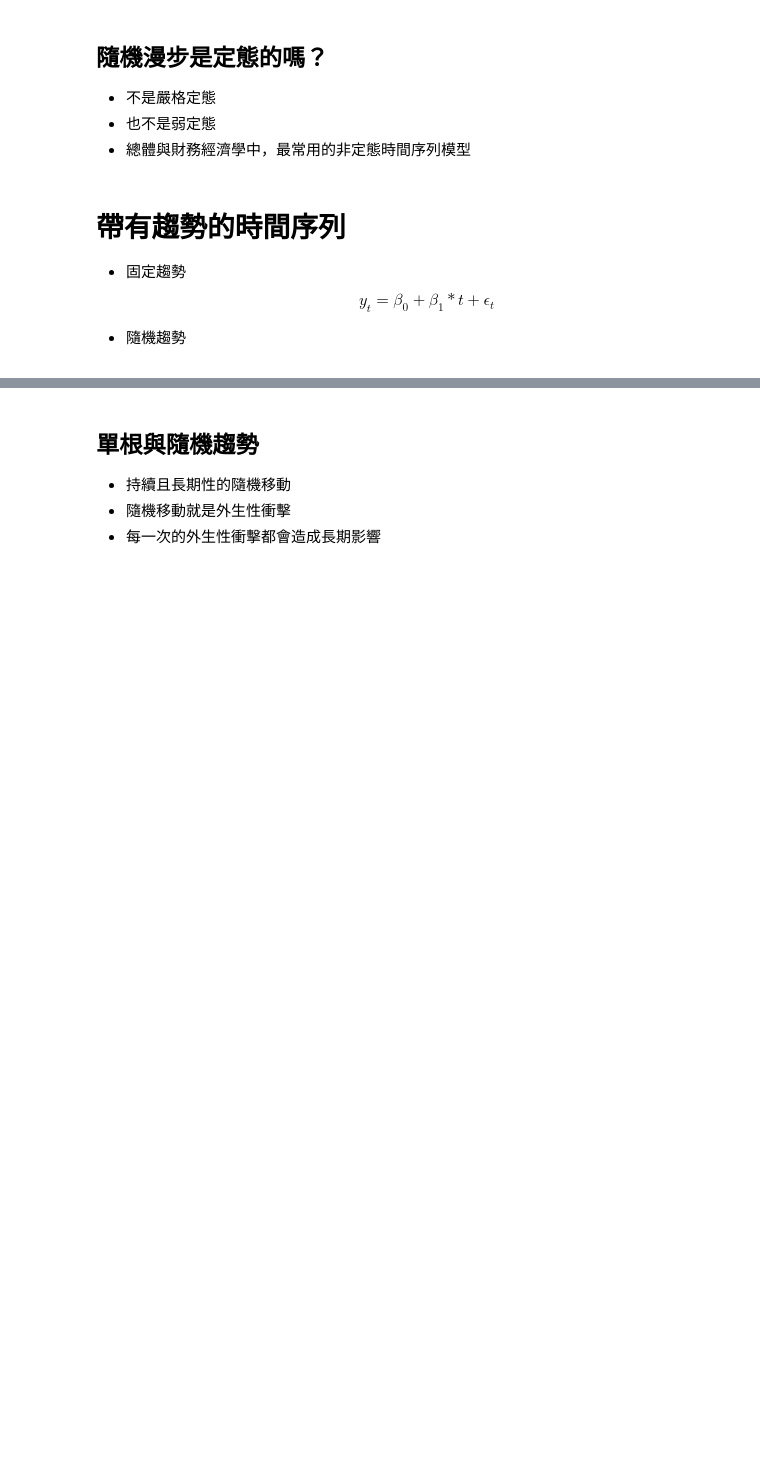
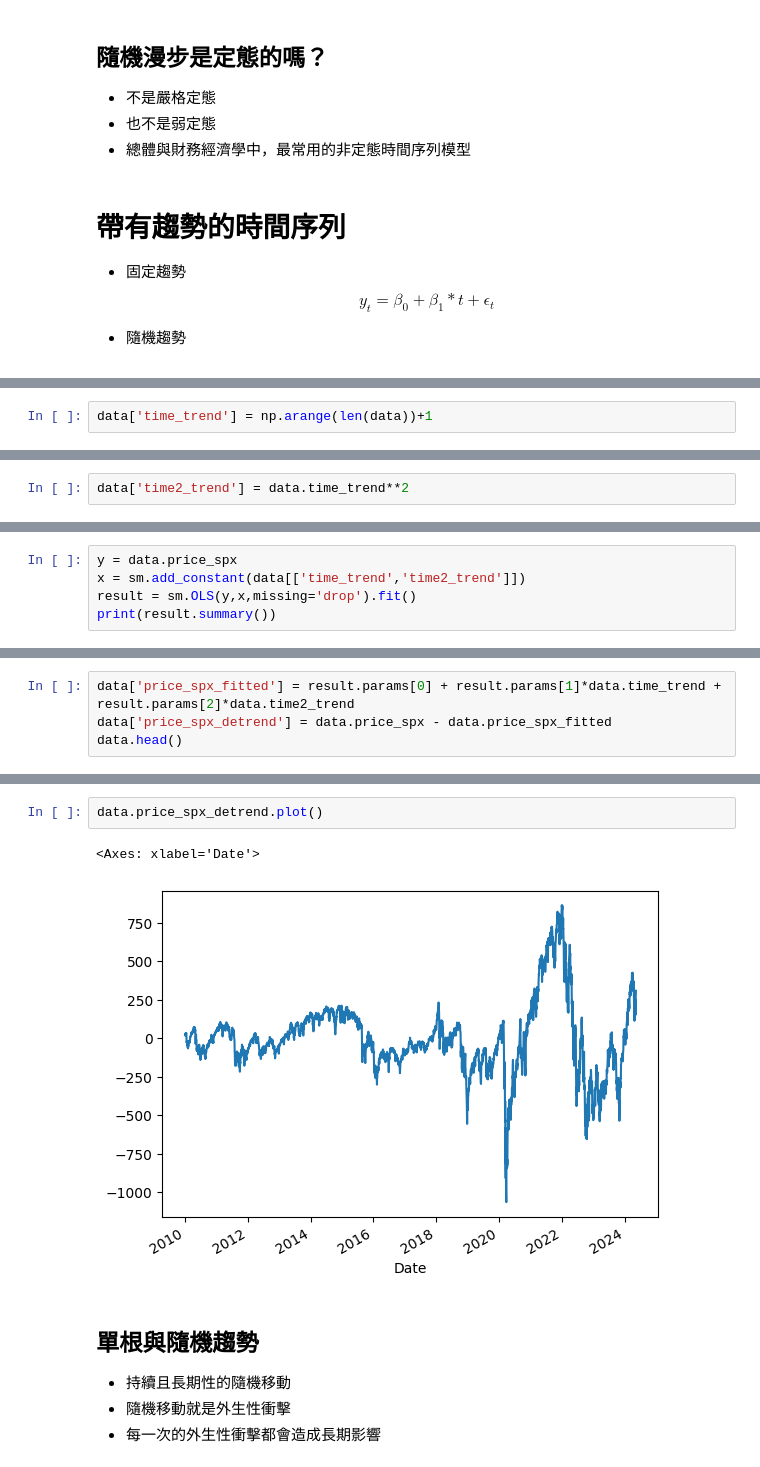
Before and after one commit to quetion/time_series_SCU, a Jupyter notebook: [5]單根與隨機趨勢.ipynb, the cells around one changed output, grey strips where cells are left out. Drawn from its saved outputs; the diff is of its cells as text; blank space fills up the shorter version.

```diff
--- a/[5]單根與隨機趨勢.ipynb
+++ b/[5]單根與隨機趨勢.ipynb
@@ -54,0 +78,2 @@ $$
+# %%
+data['time_trend'] = np.arange(len(data))+1
@@ -54,0 +86,2 @@ $$
+# %%
+data['time2_trend'] = data.time_trend**2
@@ -54,0 +94,5 @@ $$
+# %%
+y = data.price_spx
+x = sm.add_constant(data[['time_trend','time2_trend']])
+result = sm.OLS(y,x,missing='drop').fit()
+print(result.summary())
@@ -54,0 +117,4 @@ $$
+# %%
+data['price_spx_fitted'] = result.params[0] + result.params[1]*data.time_trend + result.params[2]*data.time2_trend
+data['price_spx_detrend'] = data.price_spx - data.price_spx_fitted
+data.head()
@@ -55,3 +139,8 @@ $$
+# %%
+data.price_spx_detrend.plot()
+# %% [output]
+<Axes: xlabel='Date'>
+[figure, added]
 # %% [markdown]
 ## 單根與隨機趨勢
 - 持續且長期性的隨機移動
```
Also changed, not shown: parts of 21 cells of this notebook.
